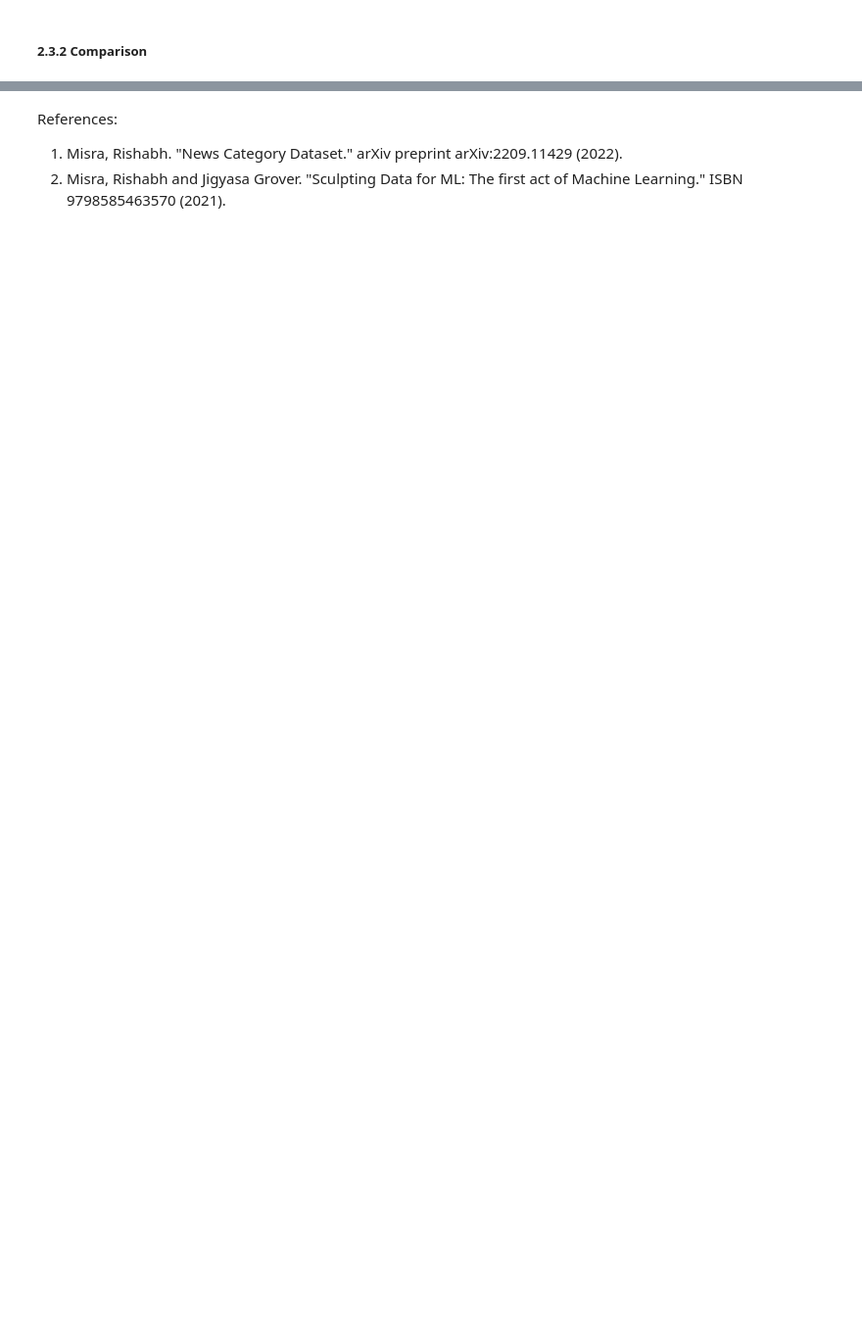
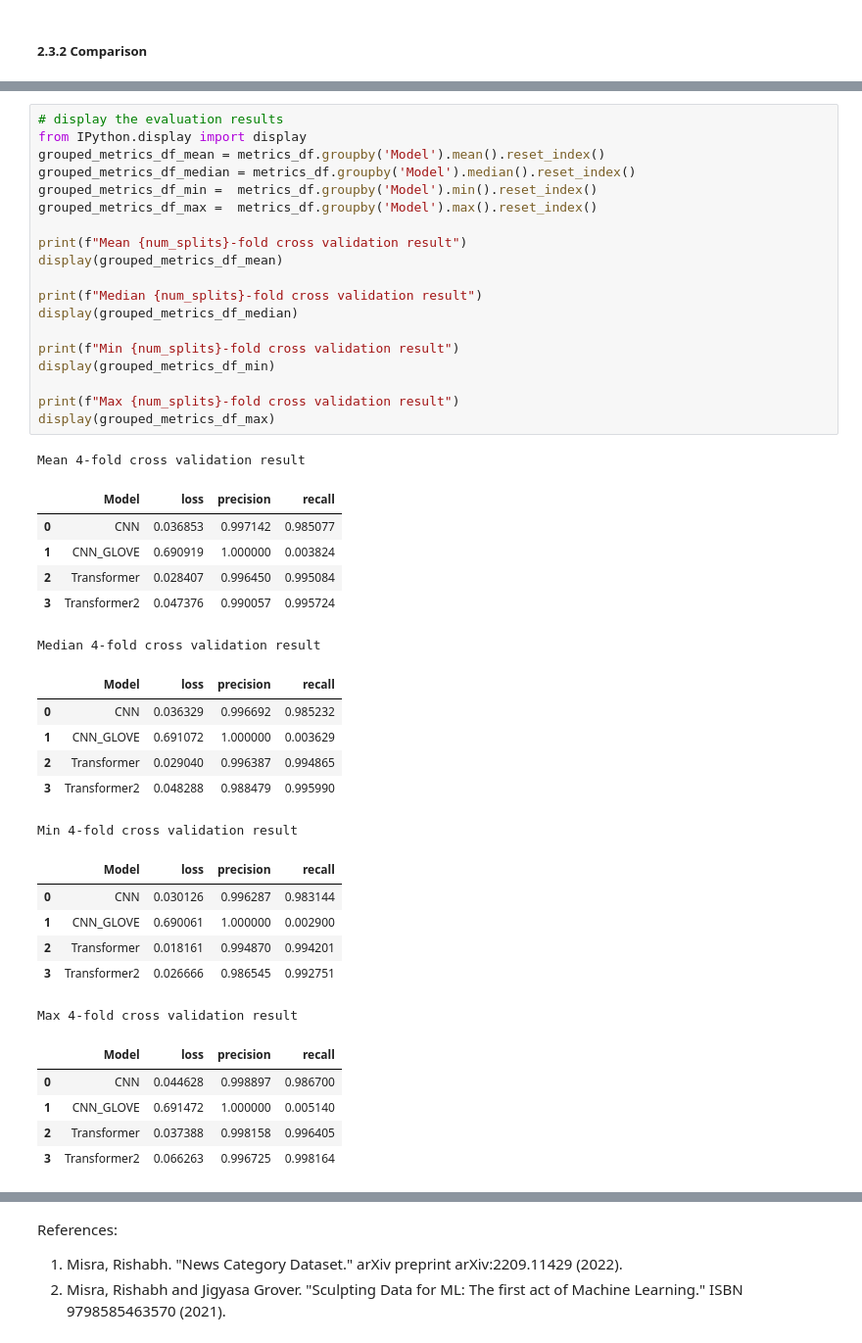
Before and after one commit to Owen-Deng/SMUMachineLearninginPython, a Jupyter notebook: LabAssignments/LabAssignment7/LabAssignment7.ipynb, the cells around one changed output, grey strips where cells are left out. Shown at 98% size. Drawn from its saved outputs; the diff is of its cells as text; blank space fills up the shorter version.

```diff
--- a/LabAssignments/LabAssignment7/LabAssignment7.ipynb
+++ b/LabAssignments/LabAssignment7/LabAssignment7.ipynb
@@ -745,0 +812,44 @@ plt.show()
+# %%
+# display the evaluation results
+from IPython.display import display
+grouped_metrics_df_mean = metrics_df.groupby('Model').mean().reset_index()
+grouped_metrics_df_median = metrics_df.groupby('Model').median().reset_index()
+grouped_metrics_df_min =  metrics_df.groupby('Model').min().reset_index()
+grouped_metrics_df_max =  metrics_df.groupby('Model').max().reset_index()
+
+print(f"Mean {num_splits}-fold cross validation result")
+display(grouped_metrics_df_mean)
+
+print(f"Median {num_splits}-fold cross validation result")
+display(grouped_metrics_df_median)
+
+print(f"Min {num_splits}-fold cross validation result")
+display(grouped_metrics_df_min)
+
+print(f"Max {num_splits}-fold cross validation result")
+display(grouped_metrics_df_max)
+# %% [output]
+Mean 4-fold cross validation result
+|  | Model | loss | precision | recall |
+| 0 | CNN | 0.036853 | 0.997142 | 0.985077 |
+| 1 | CNN_GLOVE | 0.690919 | 1.000000 | 0.003824 |
+| 2 | Transformer | 0.028407 | 0.996450 | 0.995084 |
+| 3 | Transformer2 | 0.047376 | 0.990057 | 0.995724 |
+Median 4-fold cross validation result
+|  | Model | loss | precision | recall |
+| 0 | CNN | 0.036329 | 0.996692 | 0.985232 |
+| 1 | CNN_GLOVE | 0.691072 | 1.000000 | 0.003629 |
+| 2 | Transformer | 0.029040 | 0.996387 | 0.994865 |
+| 3 | Transformer2 | 0.048288 | 0.988479 | 0.995990 |
+Min 4-fold cross validation result
+|  | Model | loss | precision | recall |
+| 0 | CNN | 0.030126 | 0.996287 | 0.983144 |
+| 1 | CNN_GLOVE | 0.690061 | 1.000000 | 0.002900 |
+| 2 | Transformer | 0.018161 | 0.994870 | 0.994201 |
+| 3 | Transformer2 | 0.026666 | 0.986545 | 0.992751 |
+Max 4-fold cross validation result
+|  | Model | loss | precision | recall |
+| 0 | CNN | 0.044628 | 0.998897 | 0.986700 |
+| 1 | CNN_GLOVE | 0.691472 | 1.000000 | 0.005140 |
+| 2 | Transformer | 0.037388 | 0.998158 | 0.996405 |
+| 3 | Transformer2 | 0.066263 | 0.996725 | 0.998164 |
```
Also changed, not shown: parts of 4 cells of this notebook.
